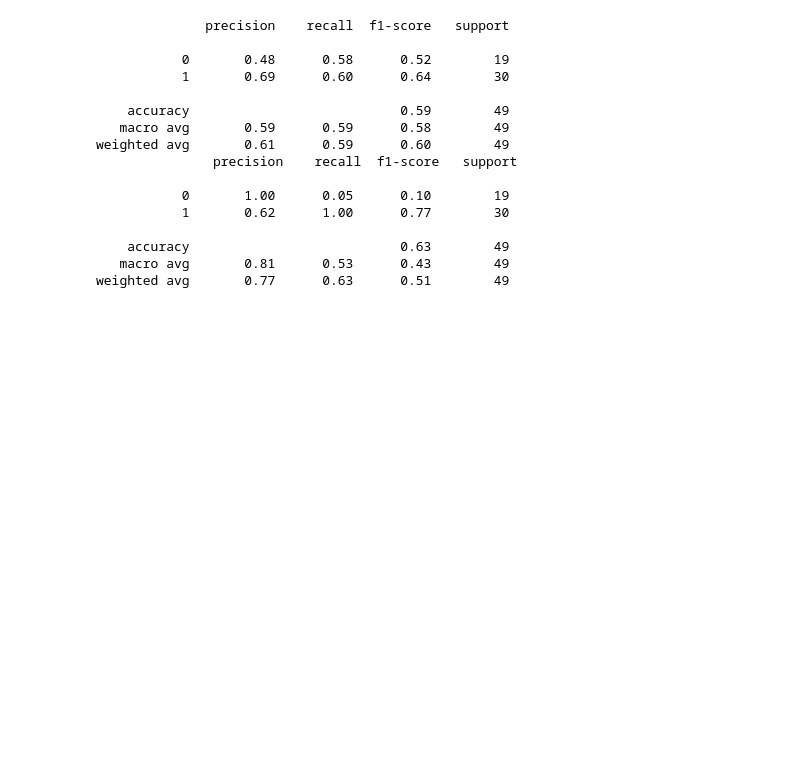
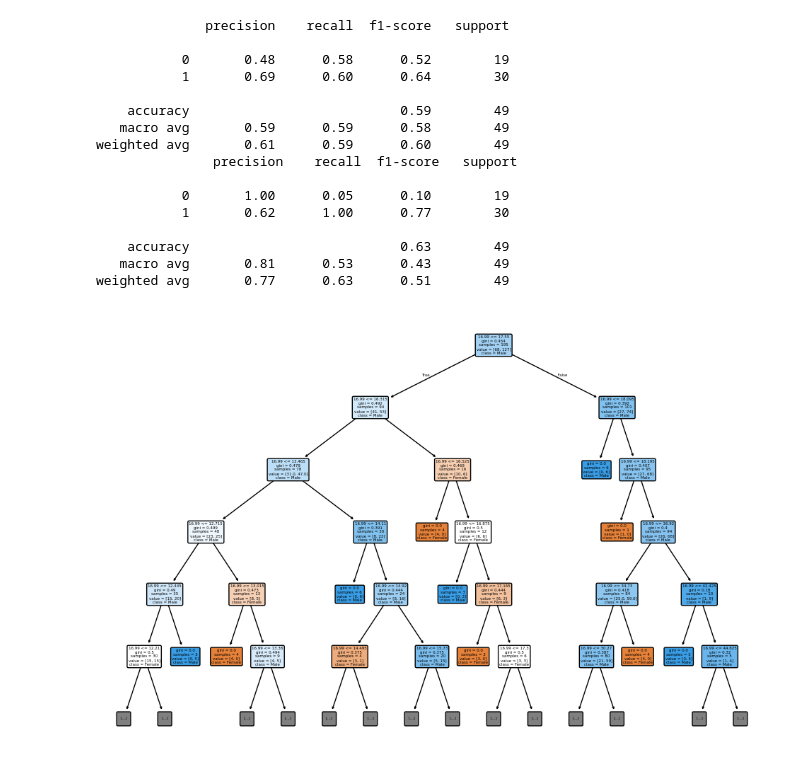
Before and after one commit to domandaris-89/AIML-Batch2, a Jupyter notebook: Day 25 - Decision Trees/in class Decision Trees.ipynb, the cells around one changed output. Drawn from its saved outputs; the diff is of its cells as text; code cells hidden in the pictures; blank space fills up the shorter version.

```diff
--- a/Day 25 - Decision Trees/in class Decision Trees.ipynb
+++ b/Day 25 - Decision Trees/in class Decision Trees.ipynb
@@ -74,3 +74,16 @@ weighted avg       0.61      0.59      0.60        49
     accuracy                           0.63        49
    macro avg       0.81      0.53      0.43        49
 weighted avg       0.77      0.63      0.51        49
+# %%
+plt.figure(figsize=(12,8))
+
+plot_tree(model_dt,
+          feature_names = tips['total_bill'], # input features
+          class_names = tips['sex'], # target name
+          max_depth=5,
+          filled = True,
+          rounded=True)
+
+plt.show()
+# %% [output]
+[figure, added]
```
Also changed, not shown: parts of 1 cell of this notebook, 2 other files.
